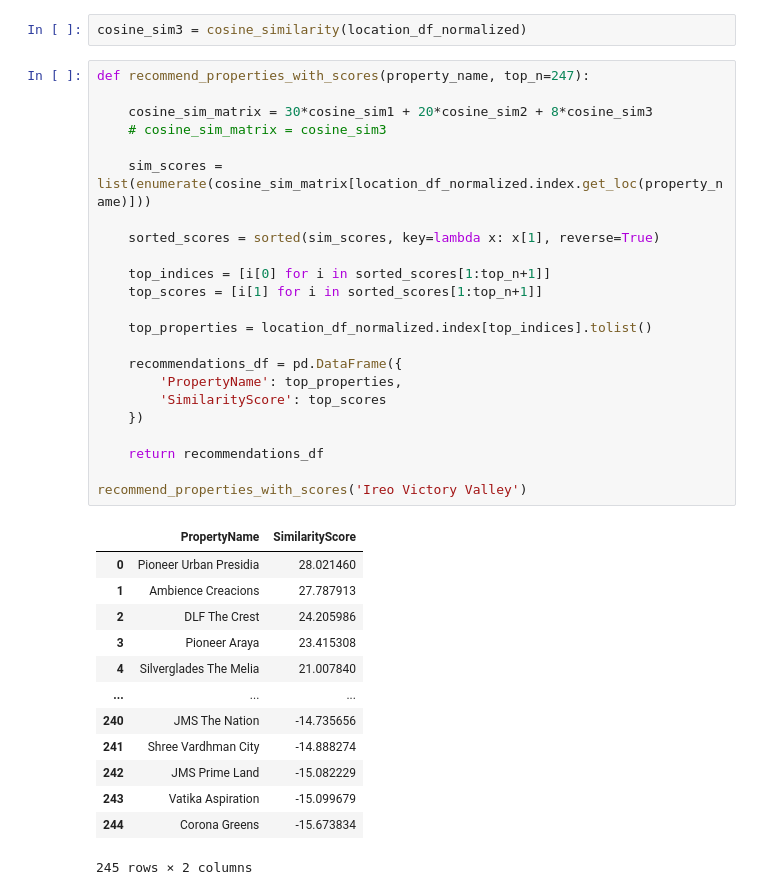
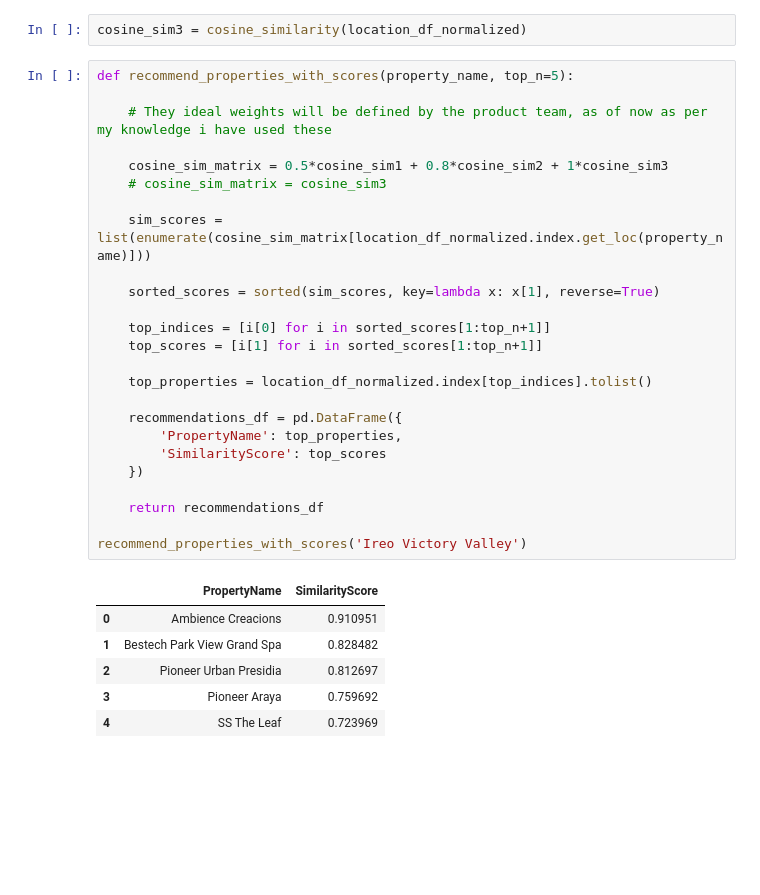
Before and after one commit to garvit1408/NestWise-, a Jupyter notebook: Python Scripts website Related/recommender-system.ipynb, the cells around one changed output. Cells and saved outputs as stored; diff of their text form; blank space fills up the shorter version.

Commit message:
recommender system Completed (#3)

```diff
--- a/Python Scripts website Related/recommender-system.ipynb
+++ b/Python Scripts website Related/recommender-system.ipynb
@@ -392,39 +398,34 @@ location_df_normalized = pd.DataFrame(scaler.fit_transform(location_df), columns
 # %%
 cosine_sim3 = cosine_similarity(location_df_normalized)
 # %%
-def recommend_properties_with_scores(property_name, top_n=247):
+def recommend_properties_with_scores(property_name, top_n=5):
 
-    cosine_sim_matrix = 30*cosine_sim1 + 20*cosine_sim2 + 8*cosine_sim3
+    # They ideal weights will be defined by the product team, as of now as per my knowledge i have used these
+
+    cosine_sim_matrix = 0.5*cosine_sim1 + 0.8*cosine_sim2 + 1*cosine_sim3
     # cosine_sim_matrix = cosine_sim3
 
     sim_scores = list(enumerate(cosine_sim_matrix[location_df_normalized.index.get_loc(property_name)]))
 
     sorted_scores = sorted(sim_scores, key=lambda x: x[1], reverse=True)
 
     top_indices = [i[0] for i in sorted_scores[1:top_n+1]]
     top_scores = [i[1] for i in sorted_scores[1:top_n+1]]
 
     top_properties = location_df_normalized.index[top_indices].tolist()
 
     recommendations_df = pd.DataFrame({
         'PropertyName': top_properties,
         'SimilarityScore': top_scores
     })
 
     return recommendations_df
 
 recommend_properties_with_scores('Ireo Victory Valley')
 # %% [output]
 |  | PropertyName | SimilarityScore |
-| 0 | Pioneer Urban Presidia | 28.021460 |
-| 1 | Ambience Creacions | 27.787913 |
-| 2 | DLF The Crest | 24.205986 |
-| 3 | Pioneer Araya | 23.415308 |
-| 4 | Silverglades The Melia | 21.007840 |
-| ... | ... | ... |
-| 240 | JMS The Nation | -14.735656 |
-| 241 | Shree Vardhman City | -14.888274 |
-| 242 | JMS Prime Land | -15.082229 |
-| 243 | Vatika Aspiration | -15.099679 |
-| 244 | Corona Greens | -15.673834 |
+| 0 | Ambience Creacions | 0.910951 |
+| 1 | Bestech Park View Grand Spa | 0.828482 |
+| 2 | Pioneer Urban Presidia | 0.812697 |
+| 3 | Pioneer Araya | 0.759692 |
+| 4 | SS The Leaf | 0.723969 |
-245 rows × 2 columns
```
Also changed, not shown: parts of 7 cells of this notebook, 5 other files.
